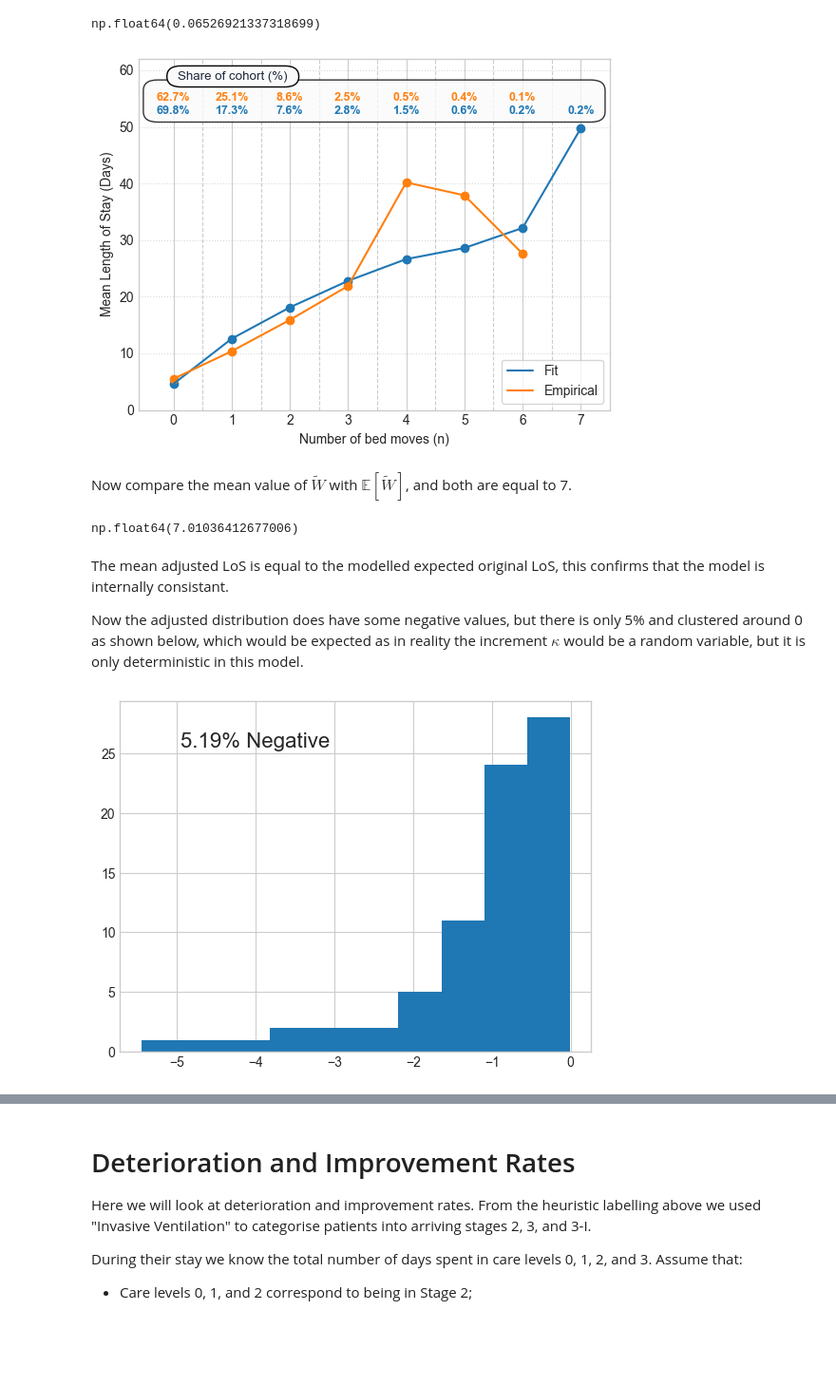
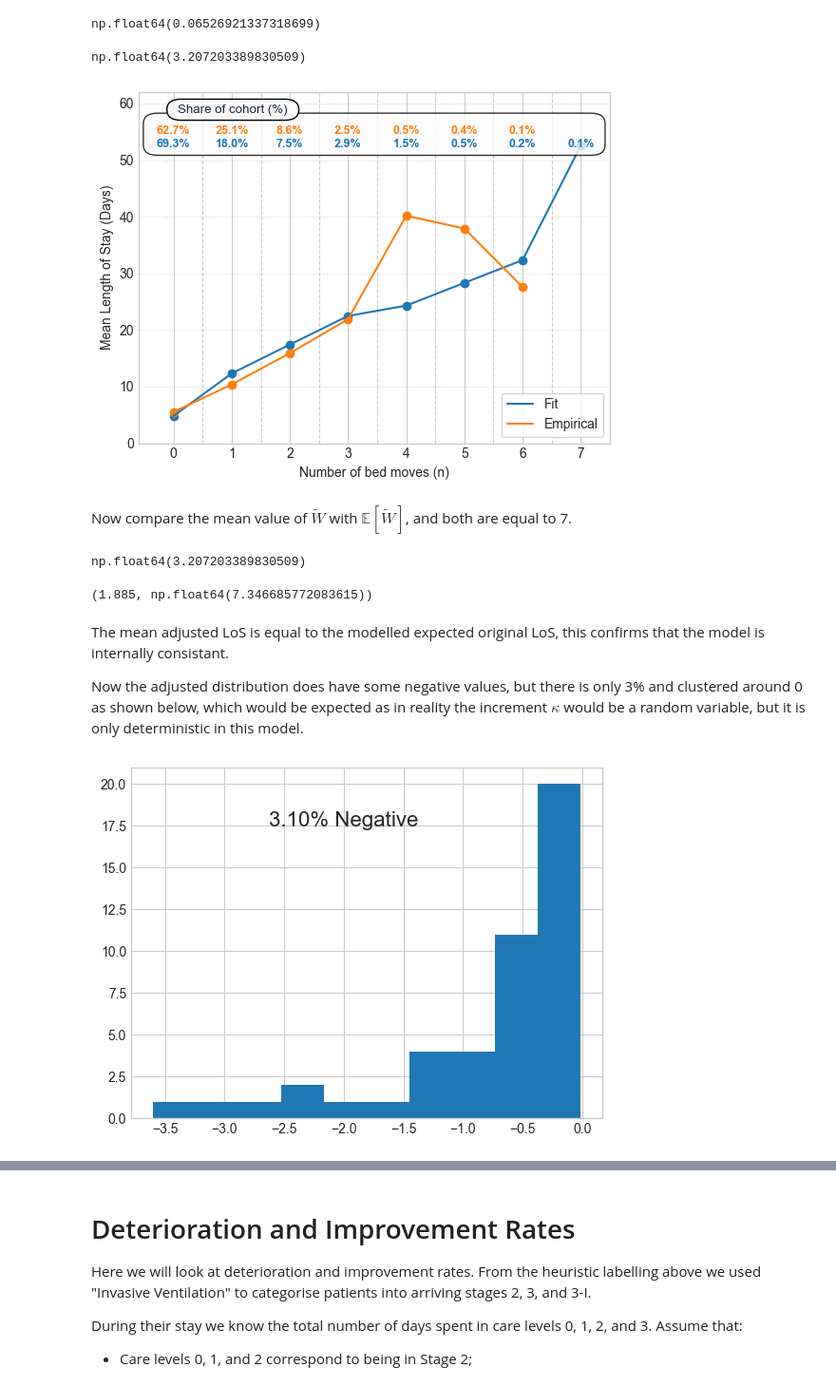
Before and after one commit to geraintpalmer/bed_moves_policy, a Jupyter notebook: src/data_and_paramtrisation.ipynb, the cells around one changed output, grey strips where cells are left out. Shown at 95% size. Cells and saved outputs as stored; diff of their text form; code cells hidden in the pictures; blank space fills up the shorter version.

```diff
--- a/src/data_and_paramtrisation.ipynb
+++ b/src/data_and_paramtrisation.ipynb
@@ -289,6 +289,7 @@ def simulate_one_patient(W_original, k, beta):
 # %% [markdown]
 After some manual experimentation and calibration, we choose $\mathbb{E}[\widetilde{W}] = 7$ and $\kappa = 2.5$:
 # %%
-W_original = 7
-k = 2.5
+k = 1.885
 beta = data['Bed movements'].sum() / data['Length of Unit Stay (Days)'].sum()
+data['Adjusted LoS'] = (data['Length of Unit Stay (Days)'] - (k * data['Bed movements']))
+W_original = data['Adjusted LoS'].mean()
@@ -296,6 +301,10 @@ beta = data['Bed movements'].sum() / data['Length of Unit Stay (Days)'].sum()
 beta
 # %% [output]
 np.float64(0.06526921337318699)
+# %%
+((fit_pcts[1:] / fit_pcts[1:].sum()) * (fit_pcts.index[1:] * k)).sum()
+# %% [output]
+np.float64(3.207203389830509)
 # %%
 np.random.seed(1)
 results = [simulate_one_patient(W_original, k, beta) for _ in range(2500)]
@@ -303,9 +312,6 @@ results = [simulate_one_patient(W_original, k, beta) for _ in range(2500)]
 fig, ax = plt.subplots(1)
 
 df_sim = pd.DataFrame(results, columns=['value', 'n'])
-fit_means = df_sim.groupby('n')['value'].mean()
-fit_pcts = (df_sim.groupby('n')['value'].count() / len(df_sim)) * 100
-
 fit_means = df_sim.groupby('n')['value'].mean()
 fit_pcts = (df_sim.groupby('n')['value'].count() / len(df_sim)) * 100
 
@@ -372,26 +378,31 @@ ax.grid(True, which='minor', axis='x', linestyle='--', color='gray', alpha=0.4)
 ax.grid(True, which='major', axis='y', linestyle=':', color='gray', alpha=0.3)
 fig.savefig("../plt/monte_carlo_fit.pdf")
 # %% [output]
-[figure, old version]
+[figure, new version]
 # %% [markdown]
 Now compare the mean value of $\widetilde{W}$ with $\mathbb{E}[\widetilde{W}]$, and both are equal to 7.
 # %%
-data['Adjusted LoS'] = (data['Length of Unit Stay (Days)'] - (2.5 * data['Bed movements']))
+data['Adjusted LoS'] = (data['Length of Unit Stay (Days)'] - (k * data['Bed movements']))
-# %%
-data['Adjusted LoS'].mean()
-# %% [output]
-np.float64(7.01036412677006)
+# %%
+average_LoS_increase = ((fit_pcts[1:] / fit_pcts[1:].sum()) * (fit_pcts.index[1:] * k)).sum()
+average_LoS_increase
+# %% [output]
+np.float64(3.207203389830509)
+# %%
+k, W_original
+# %% [output]
+(1.885, np.float64(7.346685772083615))
 # %% [markdown]
 The mean adjusted LoS is equal to the modelled expected original LoS, this confirms that the model is internally consistant.
 
-Now the adjusted distribution does have some negative values, but there is only 5\% and clustered around 0 as shown below, which would be expected as in reality the increment $\kappa$ would be a random variable, but it is only deterministic in this model.
+Now the adjusted distribution does have some negative values, but there is only 3\% and clustered around 0 as shown below, which would be expected as in reality the increment $\kappa$ would be a random variable, but it is only deterministic in this model.
 # %%
 data[data['Adjusted LoS'] < 0]['Adjusted LoS'].hist()
 pct = (data['Adjusted LoS'] < 0).mean() * 100
-plt.annotate(f"{pct:.2f}% Negative", (-4, 25.5), ha='center', fontsize=16)
+plt.annotate(f"{pct:.2f}% Negative", (-2, 17.5), ha='center', fontsize=16)
 plt.show()
 # %% [output]
-[figure, old version]
+[figure, new version]
 # %% [markdown]
 Therefore we can lock in the parameter:
 
```
Also changed, not shown: parts of 15 cells of this notebook, 8 other files.
